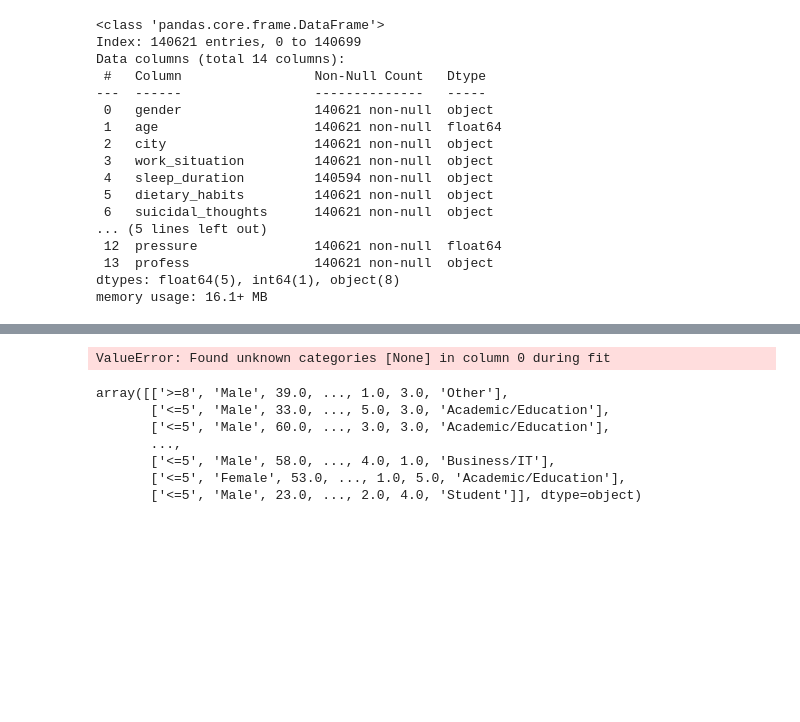
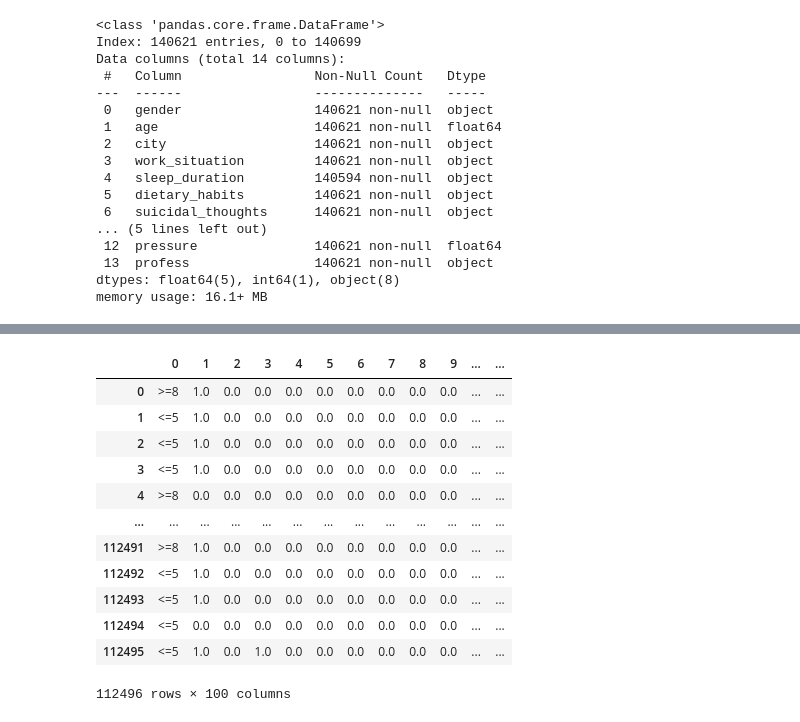
Before and after one commit to sampontiroli/projects, a Jupyter notebook: exploring-mental-health-eda.ipynb, the cells around one changed output, grey strips where cells are left out. Drawn from its saved outputs; the diff is of its cells as text; code cells hidden in the pictures; blank space fills up the shorter version.

```diff
--- a/exploring-mental-health-eda.ipynb
+++ b/exploring-mental-health-eda.ipynb
@@ -548,12 +548,11 @@ resc_cols = ['age', 'effort_hours', 'financial_stress', 'satisfaction', 'pressur
 
 ct = ColumnTransformer(
 [
-#('si', SimpleImputer(strategy = 'most_frequent'), imput_cols),
-#('ohe', OneHotEncoder(drop = 'first',  handle_unknown = 'ignore', sparse_output = False), cat_cols),
-('ordenc', OrdinalEncoder(categories = ords), ord_cols),
-#('minmax', MinMaxScaler(), resc_cols)
+('si', SimpleImputer(strategy = 'most_frequent'), imput_cols),
+('ohe', OneHotEncoder(drop = 'first',  handle_unknown = 'ignore', sparse_output = False), cat_cols),
+('ordenc', OrdinalEncoder(categories = ords, handle_unknown = 'use_encoded_value', unknown_value = -1), ord_cols),
+('minmax', MinMaxScaler(), resc_cols)
 ], remainder = 'passthrough')
 
 
-# Qui occorre capire qual'è il problema con ordinal encoder. Credo che il problema sia che il nome della colonna sleep_duration non c'è più
-# dopo simpleimputer, e quindi ordinal encoder si incasina
+# Credo che le città diano luogo a troppe colonne. Credo abbia senso grupparle in qualche modo, importando una qualche libreria
@@ -560,18 +576,22 @@ ct = ColumnTransformer(
 # %%
 X_train_transf = ct.fit_transform(X_train)
 X_valid_transf = ct.transform(X_valid)
-# %% [output]
-ValueError: Found unknown categories [None] in column 0 during fit
-# %%
-X_train_transf[:]
-# %% [output]
-array([['>=8', 'Male', 39.0, ..., 1.0, 3.0, 'Other'],
-       ['<=5', 'Male', 33.0, ..., 5.0, 3.0, 'Academic/Education'],
-       ['<=5', 'Male', 60.0, ..., 3.0, 3.0, 'Academic/Education'],
-       ...,
-       ['<=5', 'Male', 58.0, ..., 4.0, 1.0, 'Business/IT'],
-       ['<=5', 'Female', 53.0, ..., 1.0, 5.0, 'Academic/Education'],
-       ['<=5', 'Male', 23.0, ..., 2.0, 4.0, 'Student']], dtype=object)
+# %%
+pd.DataFrame(X_train_transf)
+# %% [output]
+|  | 0 | 1 | 2 | 3 | 4 | 5 | 6 | 7 | 8 | 9 | ... | ... |
+| 0 | >=8 | 1.0 | 0.0 | 0.0 | 0.0 | 0.0 | 0.0 | 0.0 | 0.0 | 0.0 | ... | ... |
+| 1 | <=5 | 1.0 | 0.0 | 0.0 | 0.0 | 0.0 | 0.0 | 0.0 | 0.0 | 0.0 | ... | ... |
+| 2 | <=5 | 1.0 | 0.0 | 0.0 | 0.0 | 0.0 | 0.0 | 0.0 | 0.0 | 0.0 | ... | ... |
+| 3 | <=5 | 1.0 | 0.0 | 0.0 | 0.0 | 0.0 | 0.0 | 0.0 | 0.0 | 0.0 | ... | ... |
+| 4 | >=8 | 0.0 | 0.0 | 0.0 | 0.0 | 0.0 | 0.0 | 0.0 | 0.0 | 0.0 | ... | ... |
+| ... | ... | ... | ... | ... | ... | ... | ... | ... | ... | ... | ... | ... |
+| 112491 | >=8 | 1.0 | 0.0 | 0.0 | 0.0 | 0.0 | 0.0 | 0.0 | 0.0 | 0.0 | ... | ... |
+| 112492 | <=5 | 1.0 | 0.0 | 0.0 | 0.0 | 0.0 | 0.0 | 0.0 | 0.0 | 0.0 | ... | ... |
+| 112493 | <=5 | 1.0 | 0.0 | 0.0 | 0.0 | 0.0 | 0.0 | 0.0 | 0.0 | 0.0 | ... | ... |
+| 112494 | <=5 | 0.0 | 0.0 | 0.0 | 0.0 | 0.0 | 0.0 | 0.0 | 0.0 | 0.0 | ... | ... |
+| 112495 | <=5 | 1.0 | 0.0 | 1.0 | 0.0 | 0.0 | 0.0 | 0.0 | 0.0 | 0.0 | ... | ... |
+112496 rows × 100 columns
 # %%
 # I will apply minmax scaler to rescale numerical features. This will help my model not to be biased by the magnitude of
 # specific features (age for example)
```
Also changed, not shown: parts of 2 cells of this notebook.
